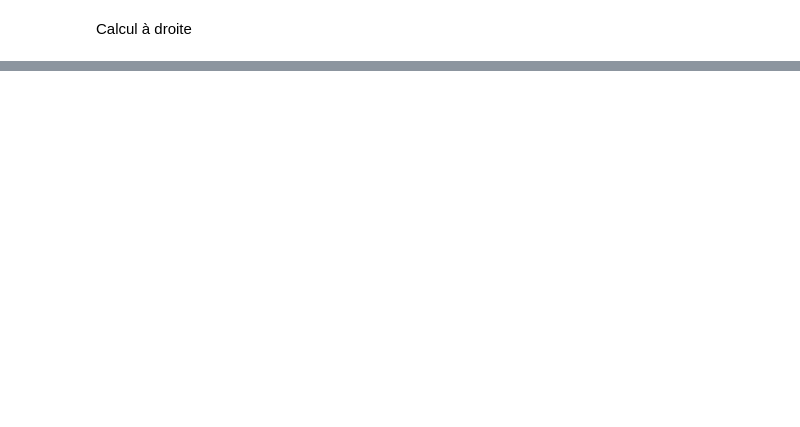
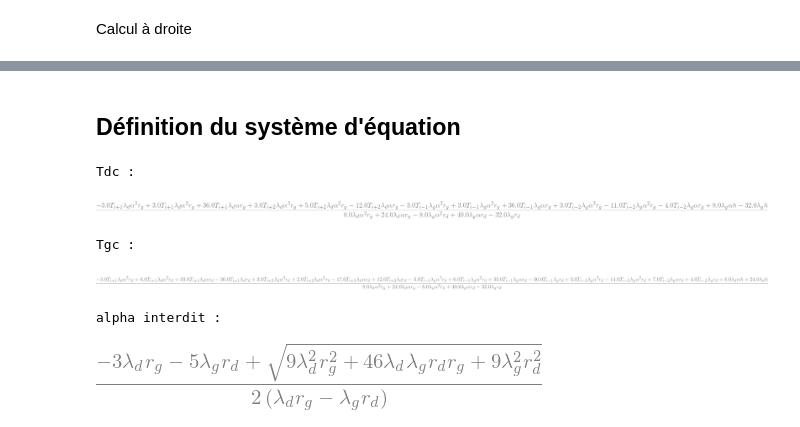
Before and after one commit to cea-trust-platform/FluidDyn, a Jupyter notebook: etudes/Calcul_T1_T2.ipynb, the cells around one changed output, grey strips where cells are left out. Drawn from its saved outputs; the diff is of its cells as text; code cells hidden in the pictures; blank space fills up the shorter version.

```diff
--- a/etudes/Calcul_T1_T2.ipynb
+++ b/etudes/Calcul_T1_T2.ipynb
@@ -83,0 +71,33 @@ print(aint[0])
+# %% [markdown]
+## Définition du système d'équation
+# %%
+# Égalité des flux à l'interface
+ldag, ldad = sy.symbols('\lambda_g \lambda_d')
+eq1 = sy.Eq(ldag*gradTgI, ldad*gradTdI)
+
+# Énergie dans la cellule
+rhocpg, rhocpd, h = sy.symbols('r_g r_d h')
+eq2 = sy.Eq(a1*rhocpg*Tgc + a2*rhocpd*Tdc, h)
+
+# Résolution du système :
+sol = sy.solve([eq1, eq2], [Tgc, Tdc])
+print('Tdc :')
+sy.simplify(sol[Tdc])
+# %% [output]
+Tdc :
+[figure, added]
+# %%
+print('Tgc :')
+sy.simplify(sol[Tgc])
+# %% [output]
+Tgc :
+[figure, added]
+# %%
+eq3 = 8*a1**2*ldad*rhocpg - 8*a1**2*ldag*rhocpd + 24*a1*ldad*rhocpg + 40*a1*ldag*rhocpd - 32*ldag*rhocpd
+
+aint = sy.solve(eq3, a1)
+print('alpha interdit :')
+aint[0]
+# %% [output]
+alpha interdit :
+[figure, added]
```
Also changed, not shown: parts of 7 cells of this notebook, 3 other files.
